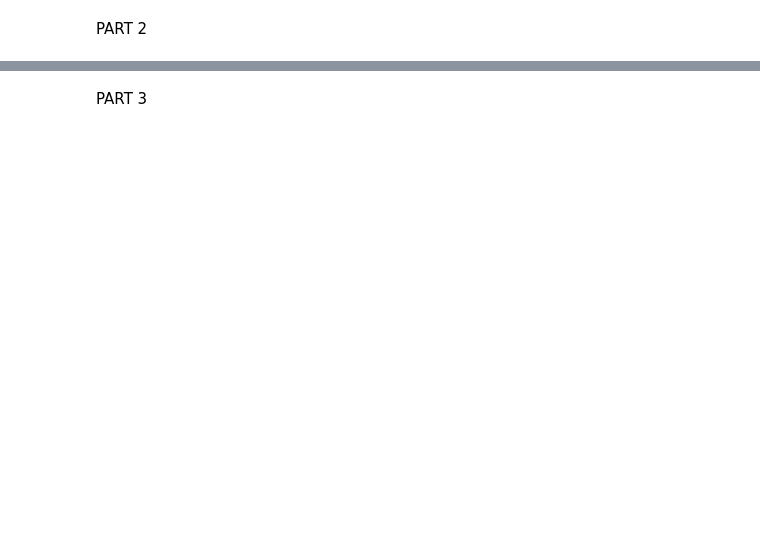
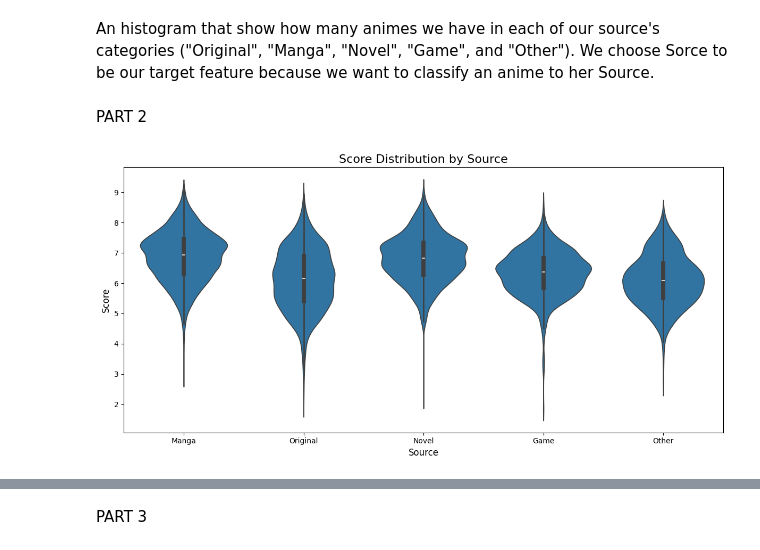
Before and after one commit to NirAkay/TDSproject, a Jupyter notebook: Daniel_&_Nir_anime_dataset.ipynb, the cells around one changed output, grey strips where cells are left out. Drawn from its saved outputs; the diff is of its cells as text; code cells hidden in the pictures; blank space fills up the shorter version.

```diff
--- a/Daniel_&_Nir_anime_dataset.ipynb
+++ b/Daniel_&_Nir_anime_dataset.ipynb
@@ -20,0 +71,6 @@ anime_full_dataset.head(10)
+# %%
+
+for col in numbers_cols:
+    anime_full_dataset[col] = pd.to_numeric(anime_full_dataset[col], errors='coerce')
+
+anime_full_dataset.head(20)
@@ -21,2 +101,28 @@ anime_full_dataset.head(10)
+# %% [markdown]
+An histogram that show how many animes we have in each of our source's categories ("Original", "Manga", "Novel", "Game", and "Other"). We choose Sorce to be our target feature because we want to classify an anime to her Source.
 # %% [markdown]
 PART 2
+# %%
+# @title Violin plot Score by Source
+def violin_column_by_source(df, column_name):
+  plt.figure(figsize=(10, 4))
+  sns.violinplot(data=df, x='Source', y=column_name, order=categories['Source'])
+  plt.title(f"{column_name} Distribution by Source", fontsize=16)
+  plt.xlabel('Source', fontsize=12)
+  plt.ylabel(column_name, fontsize=12)
+  plt.tight_layout()
+  plt.show()
+
+def violin_score_by_source(df):
+  violin_column_by_source(df, "Score")
+#violin_score_by_source(anime_full_dataset)
+
+plt.figure(figsize=(12, 6))
+sns.violinplot(data=anime_full_dataset, x='Source', y='Score', order=anime_full_dataset['Source'].value_counts().index)
+plt.title('Score Distribution by Source', fontsize=16)
+plt.xlabel('Source', fontsize=12)
+plt.ylabel('Score', fontsize=12)
+plt.tight_layout()
+plt.show()
+# %% [output]
+[figure, added]
```
Also changed, not shown: parts of 42 cells of this notebook.
